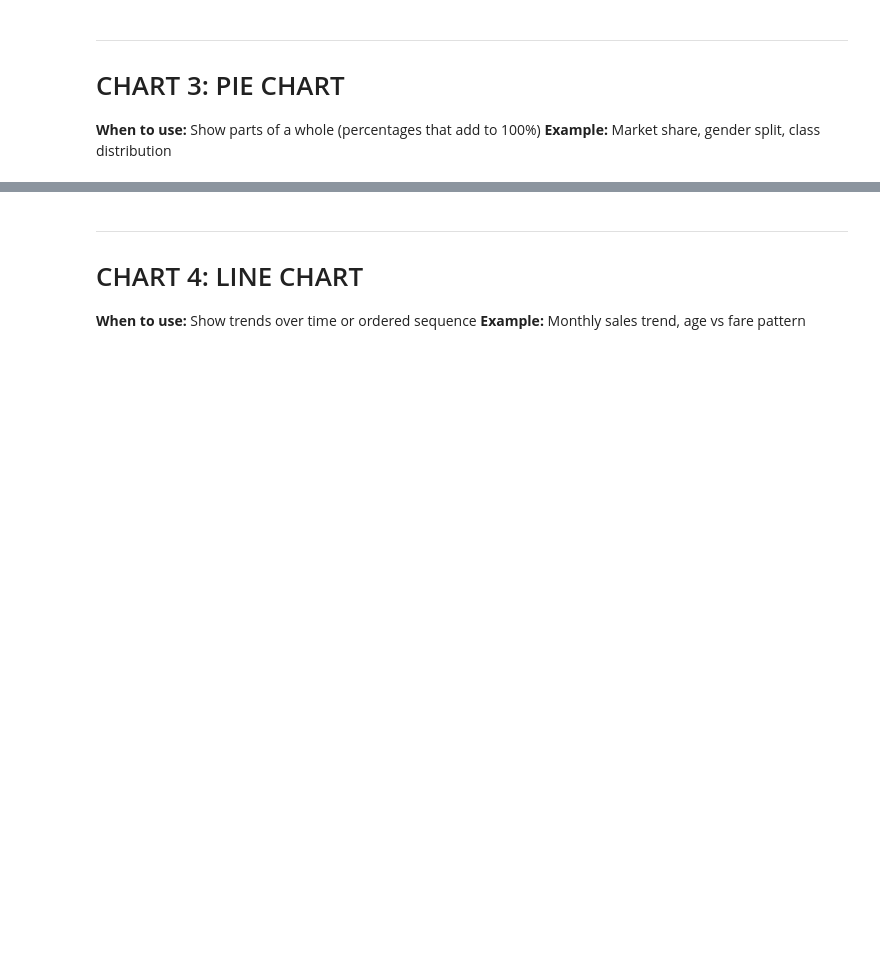
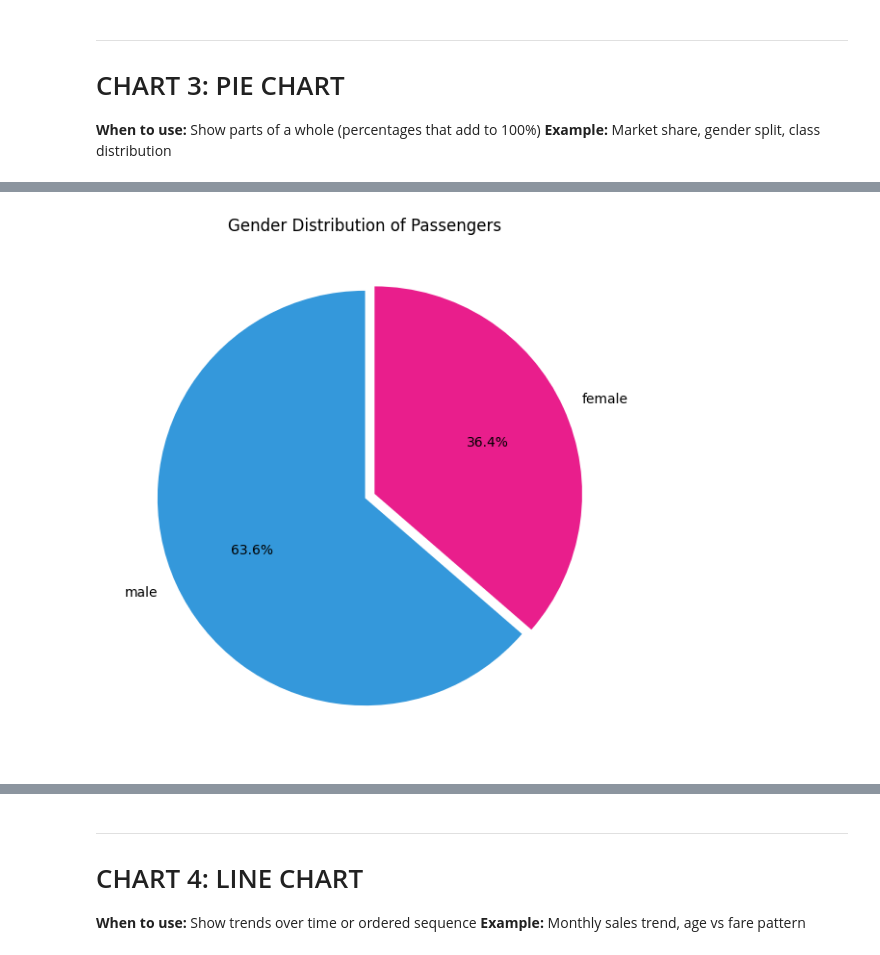
Before and after one commit to sauhar/Business-Data-Analytics, a Jupyter notebook: Python/matplotlib_basic.ipynb, the cells around one changed output, grey strips where cells are left out. Cells and saved outputs as stored; diff of their text form; code cells hidden in the pictures; blank space fills up the shorter version.

```diff
--- a/Python/matplotlib_basic.ipynb
+++ b/Python/matplotlib_basic.ipynb
@@ -152,19 +205,30 @@ plt.show()
 # %%
 # Pie chart — Gender distribution in Titanic
 
 gender_counts = df['Sex'].value_counts()
 
 plt.figure(figsize=(7, 7))
+# plt.pie(
+#     gender_counts.values,
+#     labels    = ['Male', 'Female'],
+#     colors    = ['#3498db', '#e91e8c'],     # blue for male, pink for female
+#     autopct   = '%1.1f%%',
+#     startangle = 90,
+#     explode   = (0, 0.05)                   # slightly pull out the female slice
+# )
+
 plt.pie(
     gender_counts.values,
-    labels    = ['Male', 'Female'],
-    colors    = ['#3498db', '#e91e8c'],     # blue for male, pink for female
-    autopct   = '%1.1f%%',
-    startangle = 90,
-    explode   = (0, 0.05)                   # slightly pull out the female slice
+    labels=gender_counts.index,
+    colors=['#3498db', '#e91e8c'],
+    autopct='%1.1f%%',
+    startangle=90,
+    explode=(0, 0.05)
 )
 plt.title('Gender Distribution of Passengers')
 plt.show()
+# %% [output]
+[figure, added]
 # %%
 # Pie chart — Survived vs Died
 
```
Also changed, not shown: parts of 22 cells of this notebook, 11 other files.
